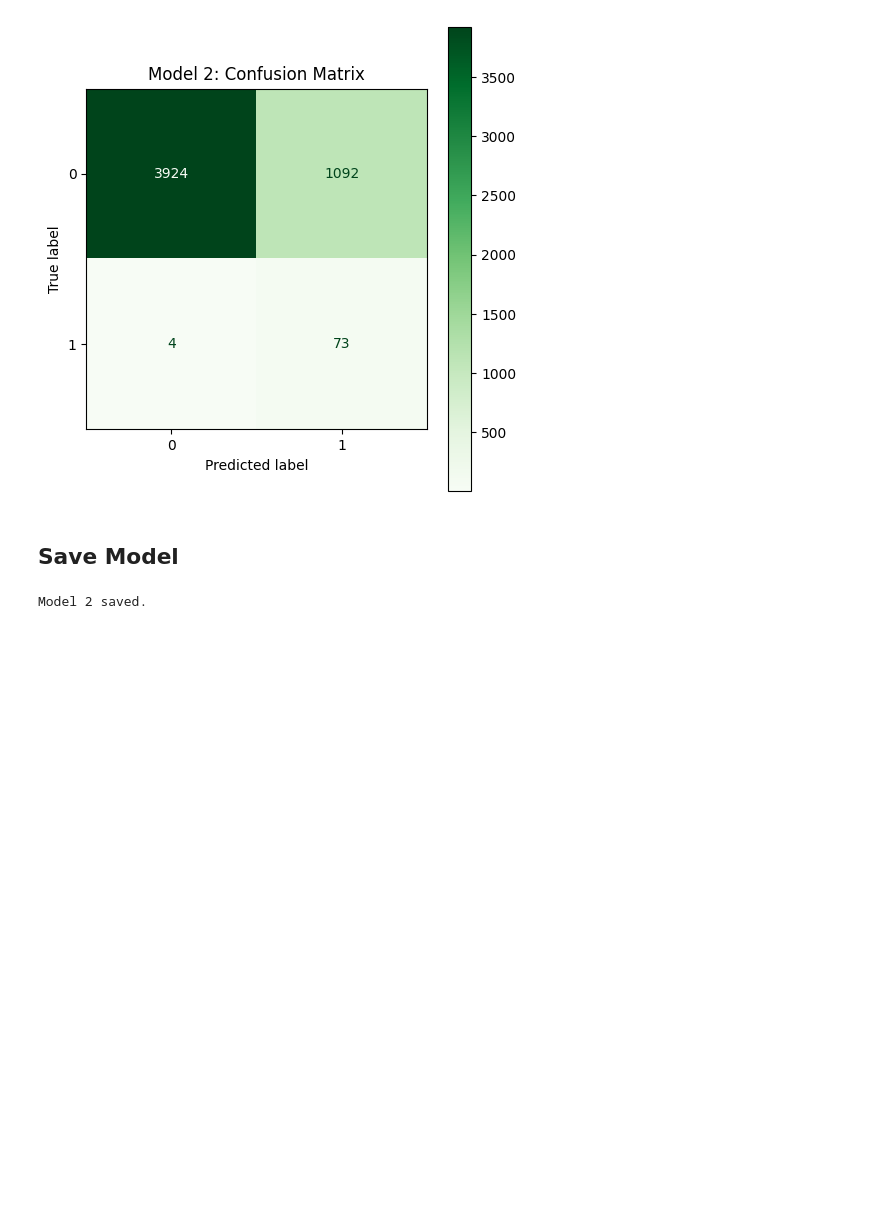
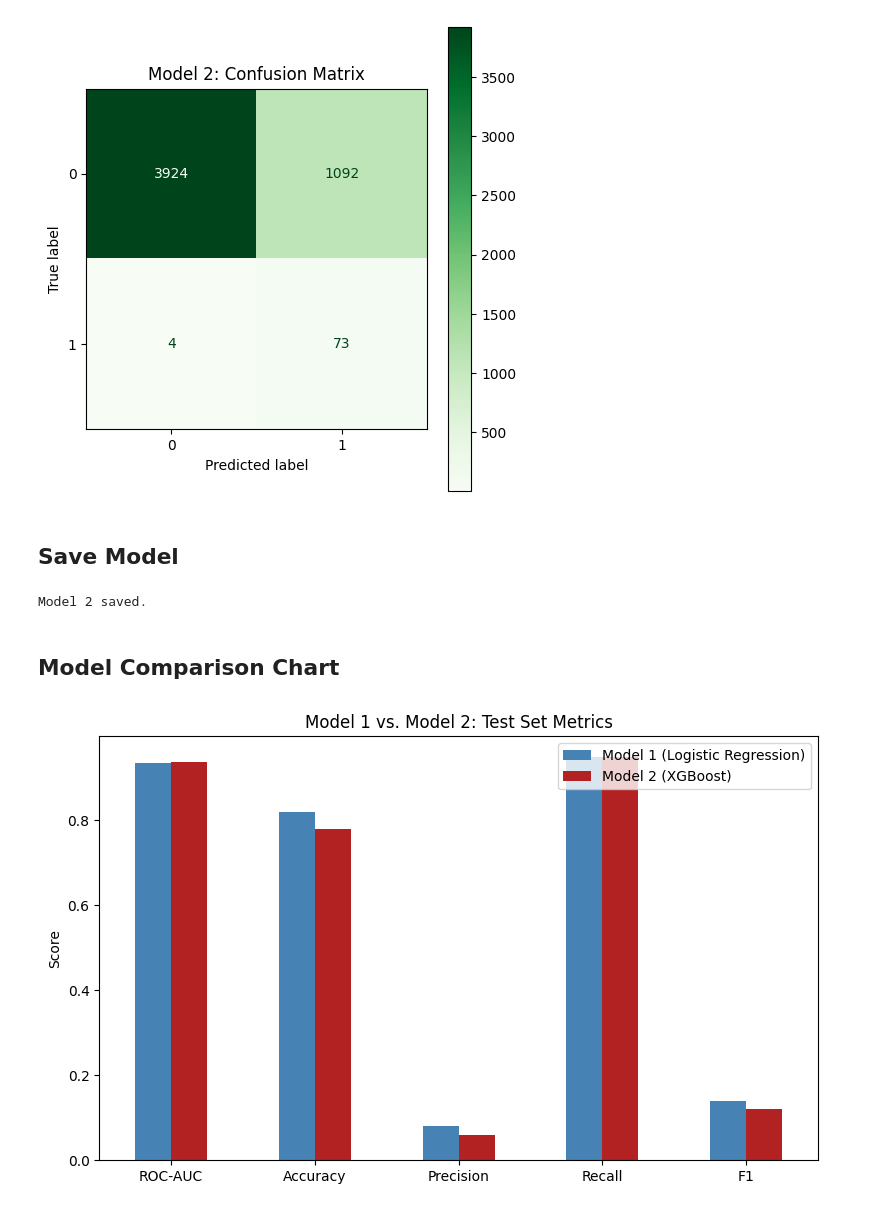
Before and after one commit to GopolangMmutlwaneCaptone/Risk-Concentration-Flagging, a Jupyter notebook: src/models/model2_xgboost.ipynb, the cells around one changed output. Drawn from its saved outputs; the diff is of its cells as text; code cells hidden in the pictures; blank space fills up the shorter version.

Commit message:
Add model comparison chart to Model 2 notebook

```diff
--- a/src/models/model2_xgboost.ipynb
+++ b/src/models/model2_xgboost.ipynb
@@ -130,3 +130,24 @@ joblib.dump(model2, os.path.join(ARTIFACTS_DIR, "model2_xgboost.pkl"))
 print("Model 2 saved.")
 # %% [output]
 Model 2 saved.
+# %% [markdown]
+## Model Comparison Chart
+# %%
+REPORTS_DIR = "../../reports"
+
+comparison_metrics = pd.DataFrame({
+    "Model 1 (Logistic Regression)": [0.935, 0.82, 0.08, 0.95, 0.14],
+    "Model 2 (XGBoost)": [0.937, 0.78, 0.06, 0.95, 0.12]
+}, index=["ROC-AUC", "Accuracy", "Precision", "Recall", "F1"])
+
+fig, ax = plt.subplots(figsize=(8, 5))
+comparison_metrics.plot(kind="bar", ax=ax, color=["steelblue", "firebrick"])
+ax.set_ylabel("Score")
+ax.set_title("Model 1 vs. Model 2: Test Set Metrics")
+ax.legend(loc="upper right")
+plt.xticks(rotation=0)
+plt.tight_layout()
+plt.savefig(os.path.join(REPORTS_DIR, "model_comparison.png"), dpi=100)
+plt.show()
+# %% [output]
+[figure, added]
```
